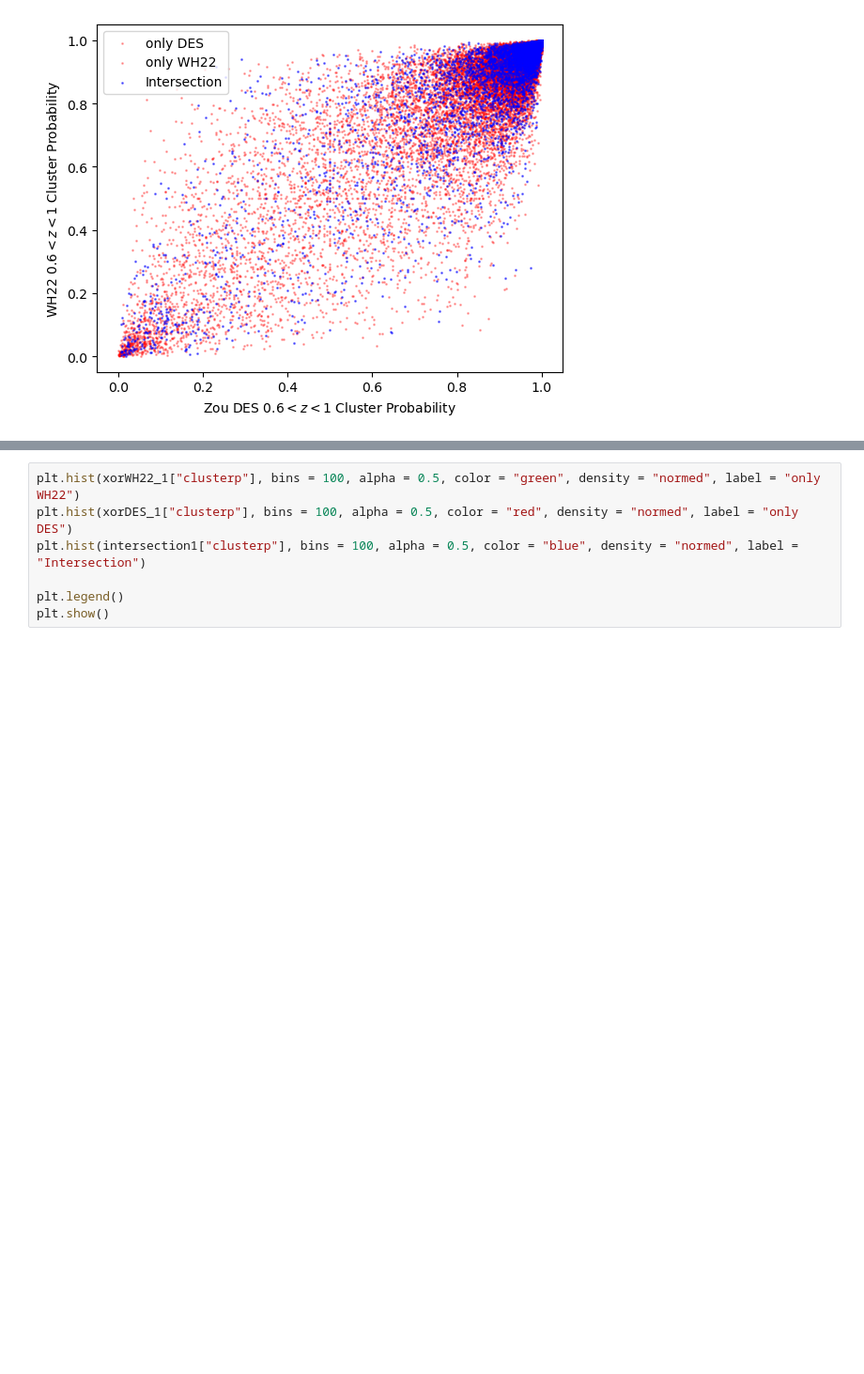
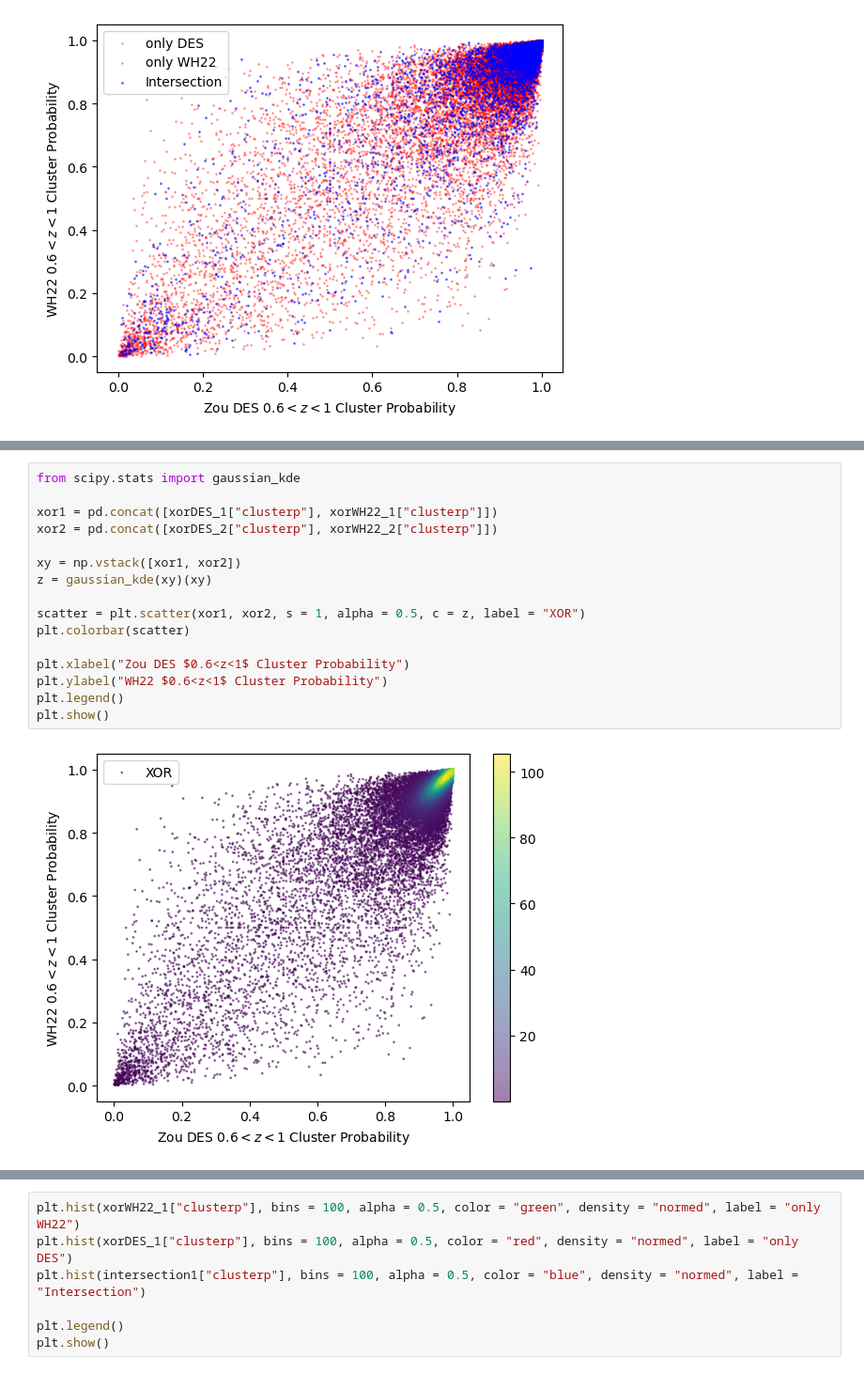
Before and after one commit to dchanda2002/MLCosmo, a Jupyter notebook: plot_signals.ipynb, the cells around one changed output, grey strips where cells are left out. Shown at 94% size. Saved outputs shown, nothing was run; the diff lists cells and outputs as text; blank space fills up the shorter version.

```diff
--- a/plot_signals.ipynb
+++ b/plot_signals.ipynb
@@ -1700,0 +1718,18 @@ plt.show()
+# %%
+from scipy.stats import gaussian_kde
+
+xor1 = pd.concat([xorDES_1["clusterp"], xorWH22_1["clusterp"]])
+xor2 = pd.concat([xorDES_2["clusterp"], xorWH22_2["clusterp"]])
+
+xy = np.vstack([xor1, xor2])
+z = gaussian_kde(xy)(xy)
+
+scatter = plt.scatter(xor1, xor2, s = 1, alpha = 0.5, c = z, label = "XOR")
+plt.colorbar(scatter)
+
+plt.xlabel("Zou DES $0.6<z<1$ Cluster Probability")
+plt.ylabel("WH22 $0.6<z<1$ Cluster Probability")
+plt.legend()
+plt.show()
+# %% [output]
+[figure, added]
```
Also changed, not shown: parts of 6 cells of this notebook, 1 other file.
